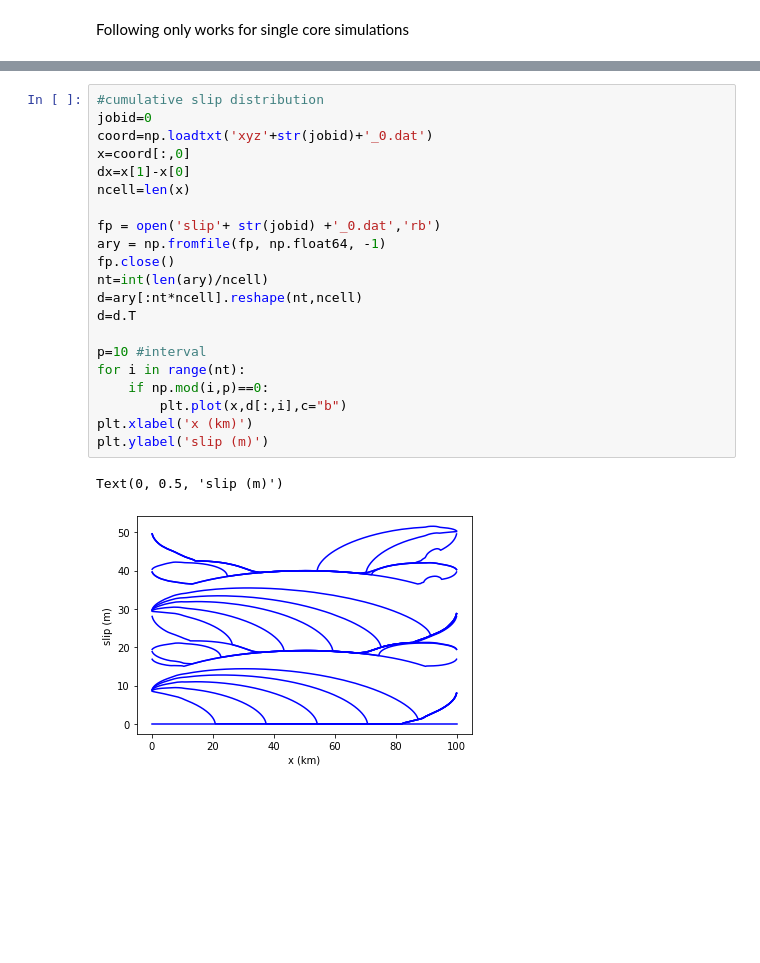
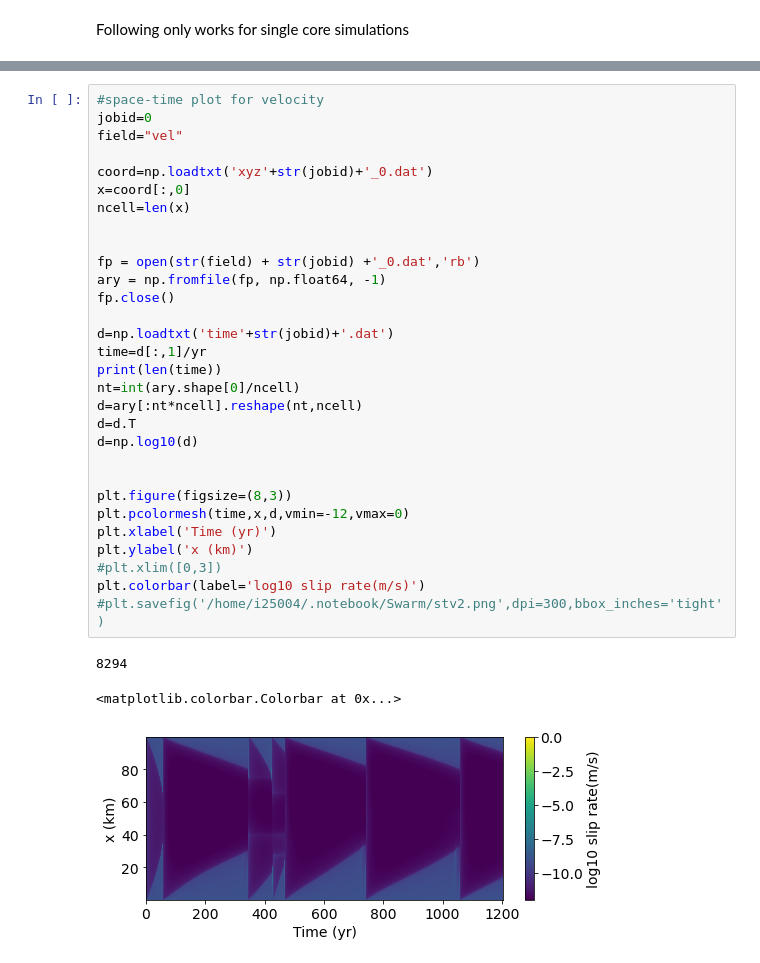
Before and after one commit to sozawa94/hbi, a Jupyter notebook: Analysis2D.ipynb, the cells around one changed output, grey strips where cells are left out. Saved outputs shown, nothing was run; the diff lists cells and outputs as text; blank space fills up the shorter version.

```diff
--- a/Analysis2D.ipynb
+++ b/Analysis2D.ipynb
@@ -100,24 +110,34 @@ plt.colorbar(label='log10 slip rate(m/s)')
-# %%
-#cumulative slip distribution
-jobid=0
-coord=np.loadtxt('xyz'+str(jobid)+'_0.dat')
-x=coord[:,0]
-dx=x[1]-x[0]
-ncell=len(x)
-
-fp = open('slip'+ str(jobid) +'_0.dat','rb')
-ary = np.fromfile(fp, np.float64, -1)
-fp.close()
-nt=int(len(ary)/ncell)
-d=ary[:nt*ncell].reshape(nt,ncell)
-d=d.T
-
-p=10 #interval
-for i in range(nt):
-    if np.mod(i,p)==0:
-        plt.plot(x,d[:,i],c="b")
-plt.xlabel('x (km)')
-plt.ylabel('slip (m)')
-# %% [output]
-Text(0, 0.5, 'slip (m)')
-[figure, removed]
+# %%
+#space-time plot for velocity
+jobid=0
+field="vel"
+
+coord=np.loadtxt('xyz'+str(jobid)+'_0.dat')
+x=coord[:,0]
+ncell=len(x)
+
+
+fp = open(str(field) + str(jobid) +'_0.dat','rb')
+ary = np.fromfile(fp, np.float64, -1)
+fp.close()
+
+d=np.loadtxt('time'+str(jobid)+'.dat')
+time=d[:,1]/yr
+print(len(time))
+nt=int(ary.shape[0]/ncell)
+d=ary[:nt*ncell].reshape(nt,ncell)
+d=d.T
+d=np.log10(d)
+
+
+plt.figure(figsize=(8,3))
+plt.pcolormesh(time,x,d,vmin=-12,vmax=0)
+plt.xlabel('Time (yr)')
+plt.ylabel('x (km)')
+#plt.xlim([0,3])
+plt.colorbar(label='log10 slip rate(m/s)')
+#plt.savefig('/home/i25004/.notebook/Swarm/stv2.png',dpi=300,bbox_inches='tight')
+# %% [output]
+8294
+<matplotlib.colorbar.Colorbar at 0x...>
+[figure, added]
```
Also changed, not shown: parts of 4 cells of this notebook.
